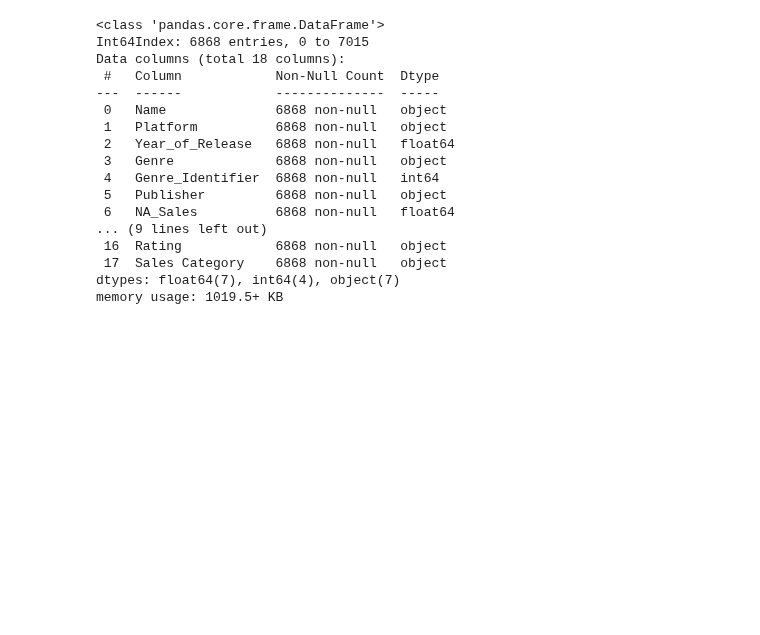
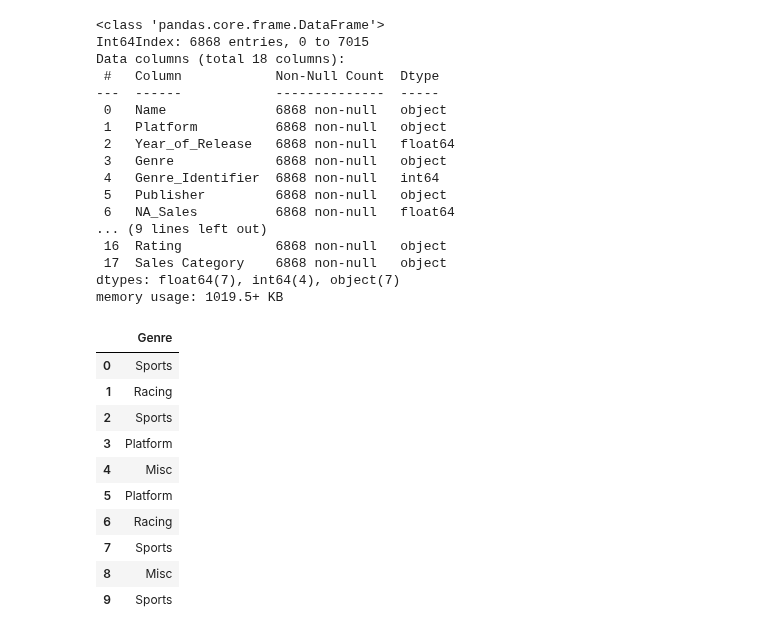
Before and after one commit to msadiq10/DMML-Group-15, a Jupyter notebook: group15-lab2.ipynb, the cells around one changed output. Saved outputs shown, nothing was run; the diff lists cells and outputs as text; code cells hidden in the pictures; blank space fills up the shorter version.

```diff
--- a/group15-lab2.ipynb
+++ b/group15-lab2.ipynb
@@ -319,3 +319,18 @@ Data columns (total 18 columns):
  17  Sales Category    6868 non-null   object
 dtypes: float64(7), int64(4), object(7)
 memory usage: 1019.5+ KB
+# %%
+df_head = df[["Genre"]]
+df_head.head(10)
+# %% [output]
+|  | Genre |
+| 0 | Sports |
+| 1 | Racing |
+| 2 | Sports |
+| 3 | Platform |
+| 4 | Misc |
+| 5 | Platform |
+| 6 | Racing |
+| 7 | Sports |
+| 8 | Misc |
+| 9 | Sports |
```
Also changed, not shown: 3 other files.
